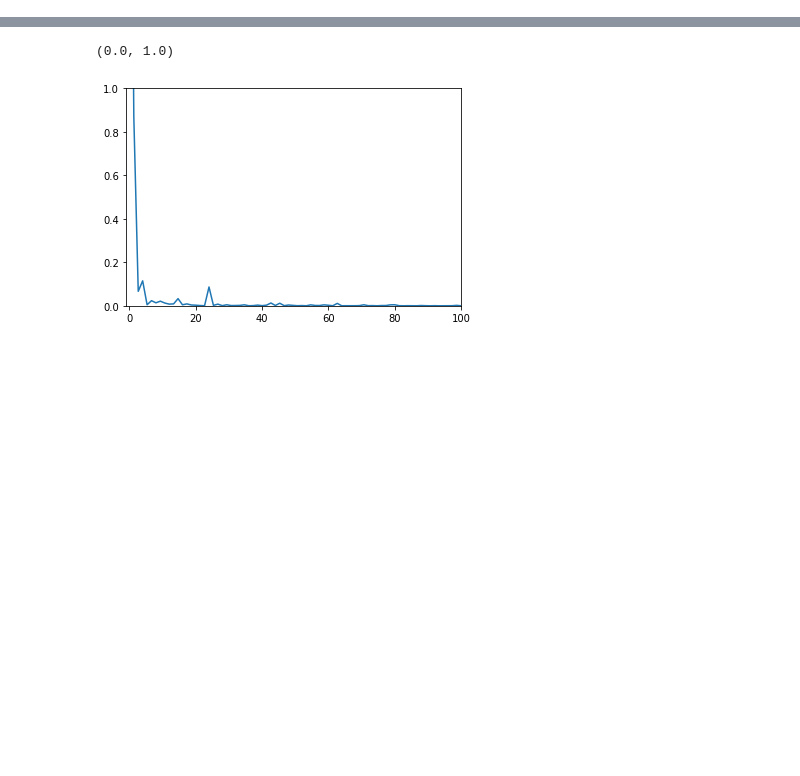
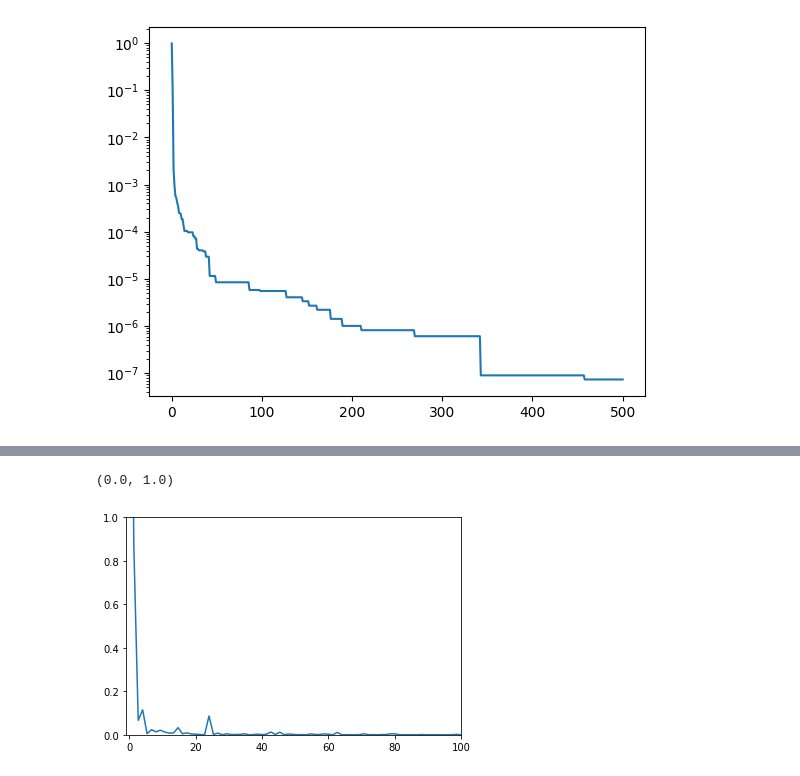
Before and after one commit to m-bhatt/abm_violence, a Jupyter notebook: th_abm.ipynb, the cells around one changed output, grey strips where cells are left out. Cells and saved outputs as stored; diff of their text form; code cells hidden in the pictures; blank space fills up the shorter version.

```diff
--- a/th_abm.ipynb
+++ b/th_abm.ipynb
@@ -69,0 +152,10 @@ propensity = 1e-7 #Event / year / person
+# %%
+# rng_key = jrand.PRNGKey(125)
+# city_samples = conditional_sample(c_params, params, rng_key)
+# city_distr = grenander_pdf(city_samples+1)
+x = np.linspace(0, 500, 500)
+plt.plot(x, city_distr.pdf(x))
+plt.yscale('log')
+plt.show()
+# %% [output]
+[figure, added]
```
Also changed, not shown: parts of 39 cells of this notebook, 12 other files.
